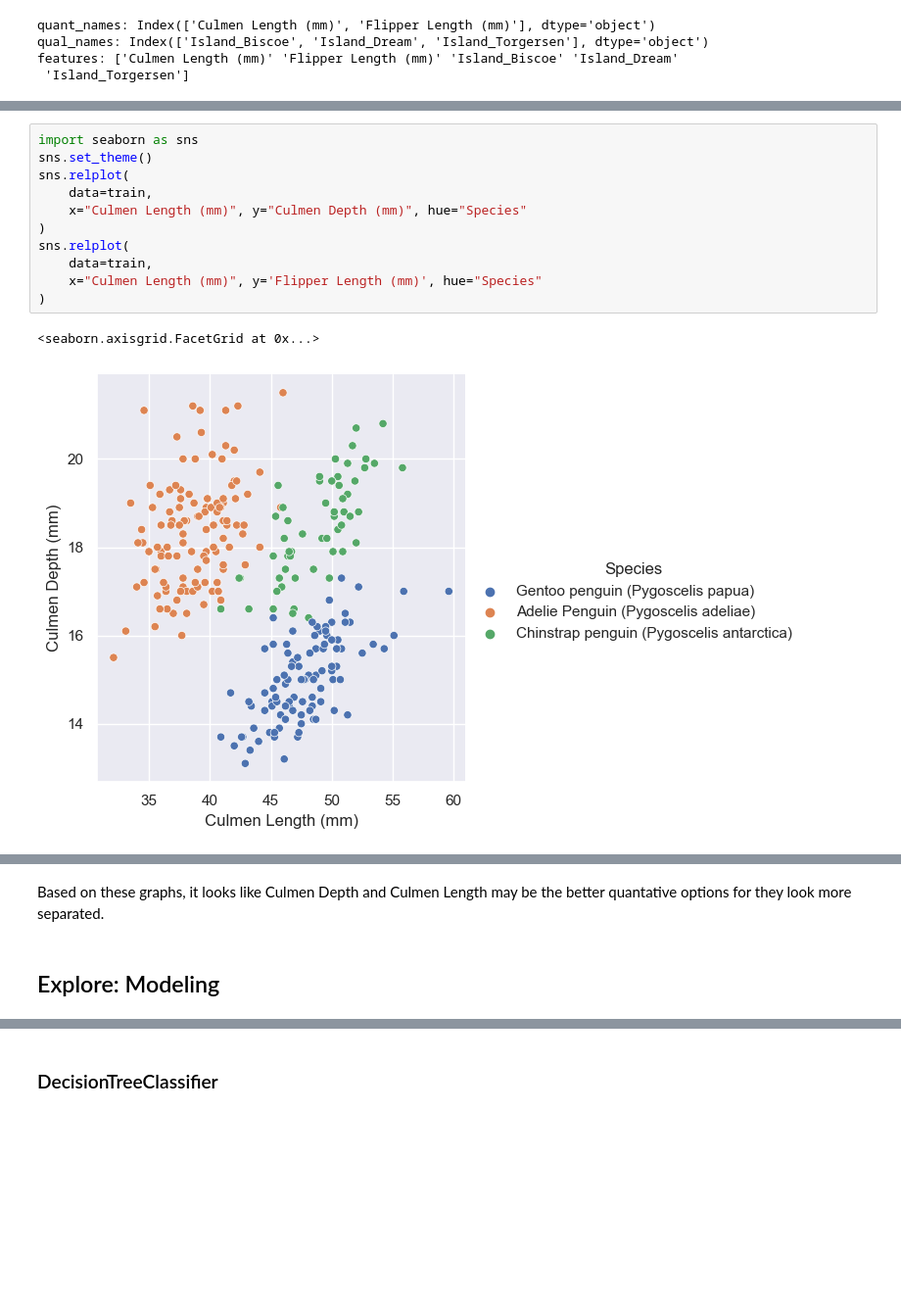
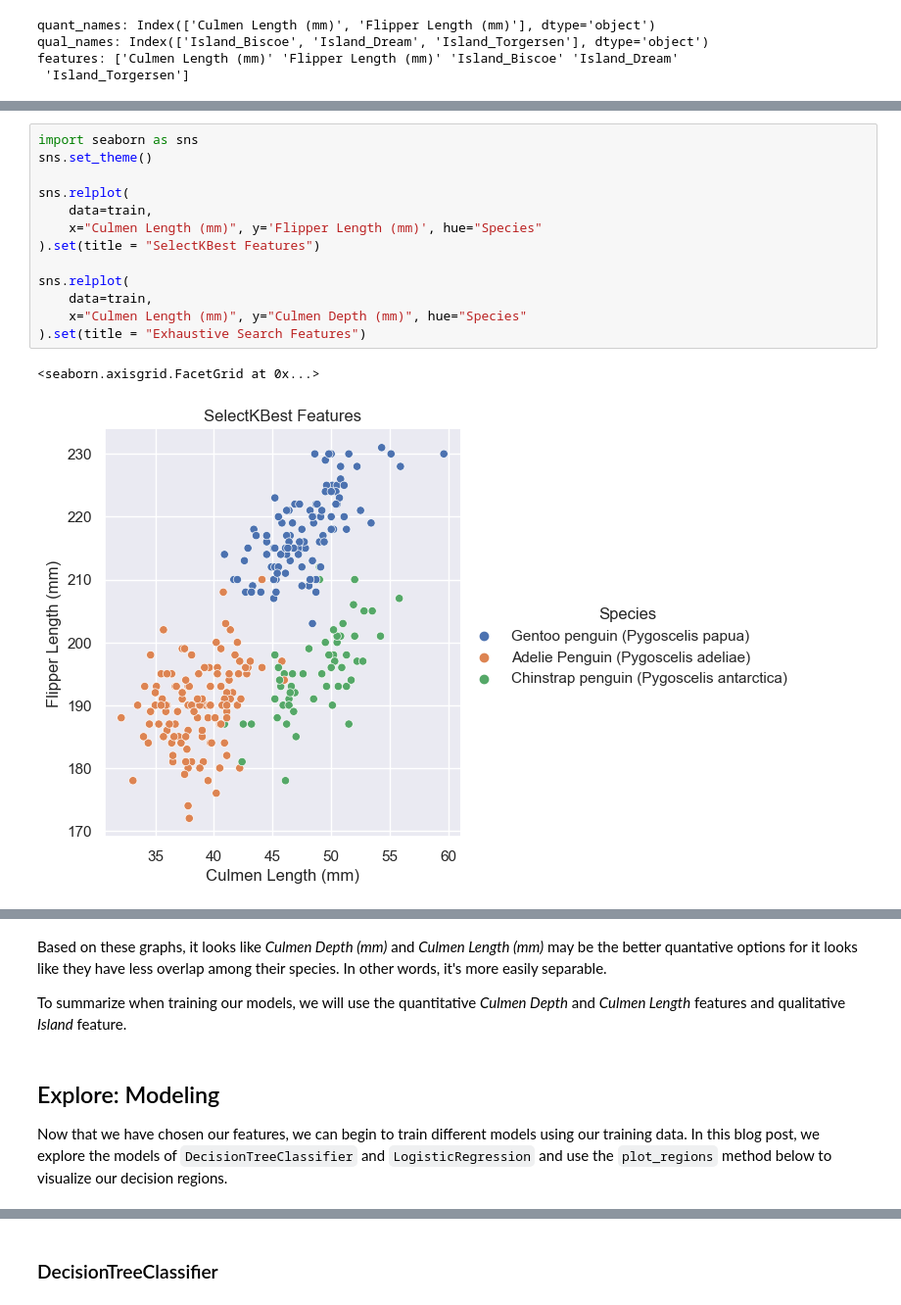
Before and after one commit to KatieMacalintal/KatieMacalintal.github.io, a Jupyter notebook: posts/palmer-penguins/index.ipynb, the cells around one changed output, grey strips where cells are left out. Shown at 98% size. Drawn from its saved outputs; the diff is of its cells as text; blank space fills up the shorter version.

Commit message:
finalized palmer penguins blog post

```diff
--- a/posts/palmer-penguins/index.ipynb
+++ b/posts/palmer-penguins/index.ipynb
@@ -131,14 +166,16 @@ To figure out whether `Flipper Length (mm)` and `Culmen Length` or `Culmen Depth
 # %%
 import seaborn as sns
 sns.set_theme()
+
+sns.relplot(
+    data=train,
+    x="Culmen Length (mm)", y='Flipper Length (mm)', hue="Species"
+).set(title = "SelectKBest Features")
+
 sns.relplot(
     data=train,
     x="Culmen Length (mm)", y="Culmen Depth (mm)", hue="Species"
-)
-sns.relplot(
-    data=train,
-    x="Culmen Length (mm)", y='Flipper Length (mm)', hue="Species"
-)
+).set(title = "Exhaustive Search Features")
 # %% [output]
 <seaborn.axisgrid.FacetGrid at 0x...>
-[figure, old version]
+[figure, new version]
@@ -146,4 +183,8 @@ sns.relplot(
 # %% [markdown]
-Based on these graphs, it looks like Culmen Depth and Culmen Length may be the better quantative options for they look more separated.
+Based on these graphs, it looks like *Culmen Depth (mm)* and *Culmen Length (mm)* may be the better quantative options for it looks like they have less overlap among their species. In other words, it's more easily separable.
+
+To summarize when training our models, we will use the quantitative *Culmen Depth* and *Culmen Length* features and qualitative *Island* feature.
 # %% [markdown]
 ## Explore: Modeling
+
+Now that we have chosen our features, we can begin to train different models using our training data. In this blog post, we explore the models of `DecisionTreeClassifier` and `LogisticRegression` and use the `plot_regions` method below to visualize our decision regions.
```
Also changed, not shown: parts of 31 cells of this notebook, 14 other files.
